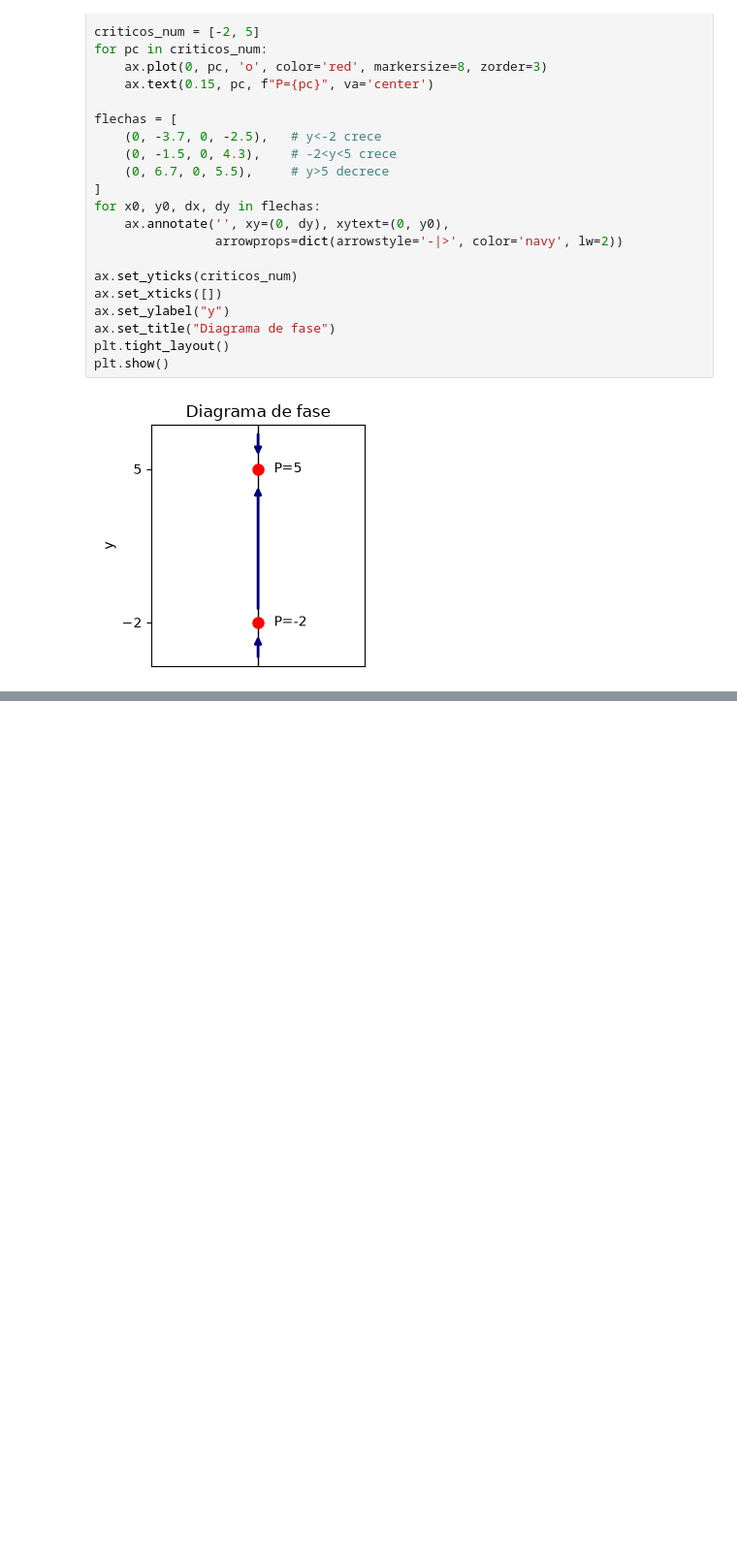
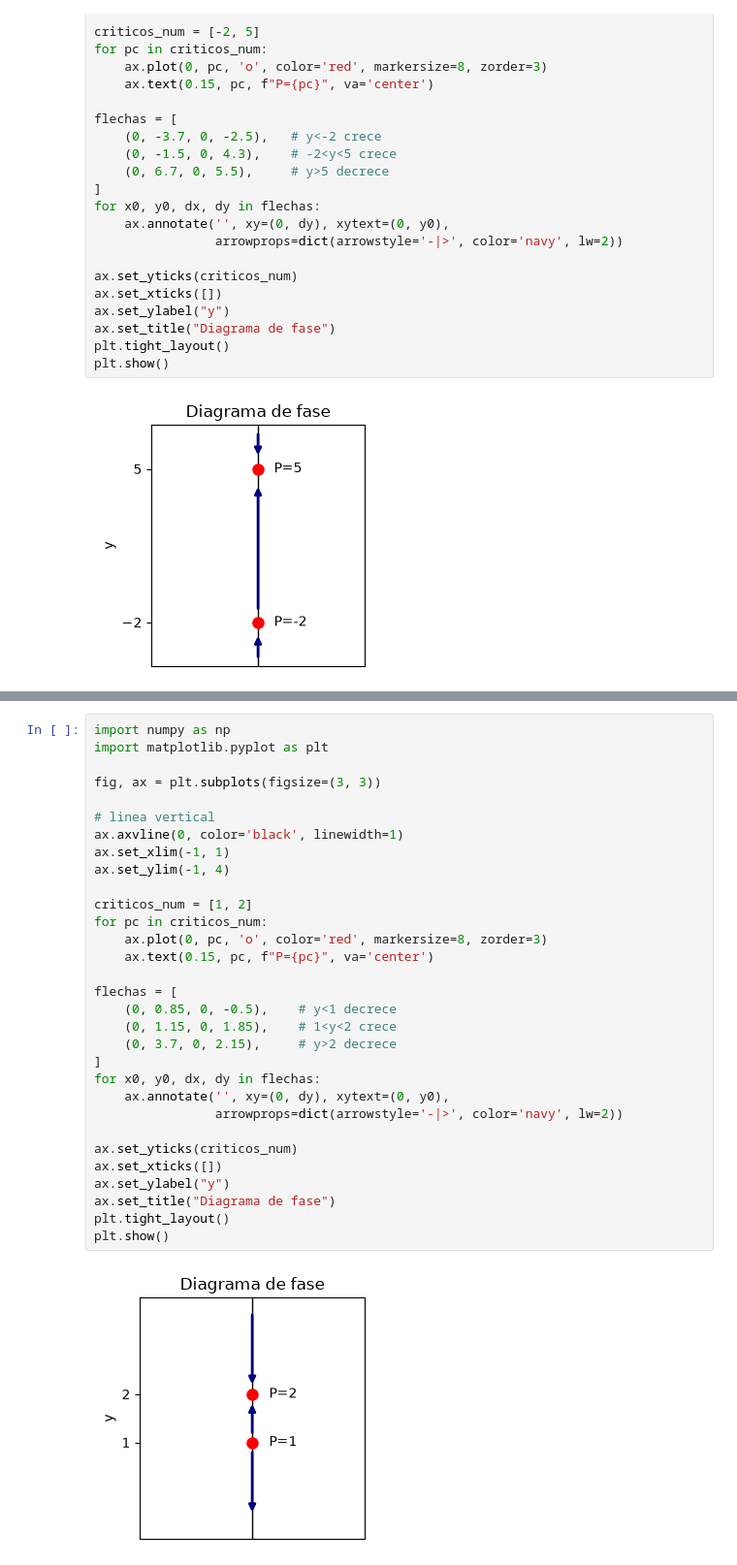
Before and after one commit to itsValepP/ECDI_Guia1_Calderon_Lopez_Pachon, a Jupyter notebook: Guia1Punto2_Calderón_López_Pachón (1).ipynb, the cells around one changed output, grey strips where cells are left out. Shown at 97% size. Cells and saved outputs as stored; diff of their text form; blank space fills up the shorter version.

```diff
--- a/Guia1Punto2_Calderón_López_Pachón (1).ipynb
+++ b/Guia1Punto2_Calderón_López_Pachón (1).ipynb
@@ -247,0 +269,33 @@ plt.show()
+# %%
+import numpy as np
+import matplotlib.pyplot as plt
+
+fig, ax = plt.subplots(figsize=(3, 3))
+
+# linea vertical
+ax.axvline(0, color='black', linewidth=1)
+ax.set_xlim(-1, 1)
+ax.set_ylim(-1, 4)
+
+criticos_num = [1, 2]
+for pc in criticos_num:
+    ax.plot(0, pc, 'o', color='red', markersize=8, zorder=3)
+    ax.text(0.15, pc, f"P={pc}", va='center')
+
+flechas = [
+    (0, 0.85, 0, -0.5),    # y<1 decrece
+    (0, 1.15, 0, 1.85),    # 1<y<2 crece
+    (0, 3.7, 0, 2.15),     # y>2 decrece
+]
+for x0, y0, dx, dy in flechas:
+    ax.annotate('', xy=(0, dy), xytext=(0, y0),
+                arrowprops=dict(arrowstyle='-|>', color='navy', lw=2))
+
+ax.set_yticks(criticos_num)
+ax.set_xticks([])
+ax.set_ylabel("y")
+ax.set_title("Diagrama de fase")
+plt.tight_layout()
+plt.show()
+# %% [output]
+[figure, added]
```
Also changed, not shown: parts of 7 cells of this notebook.
